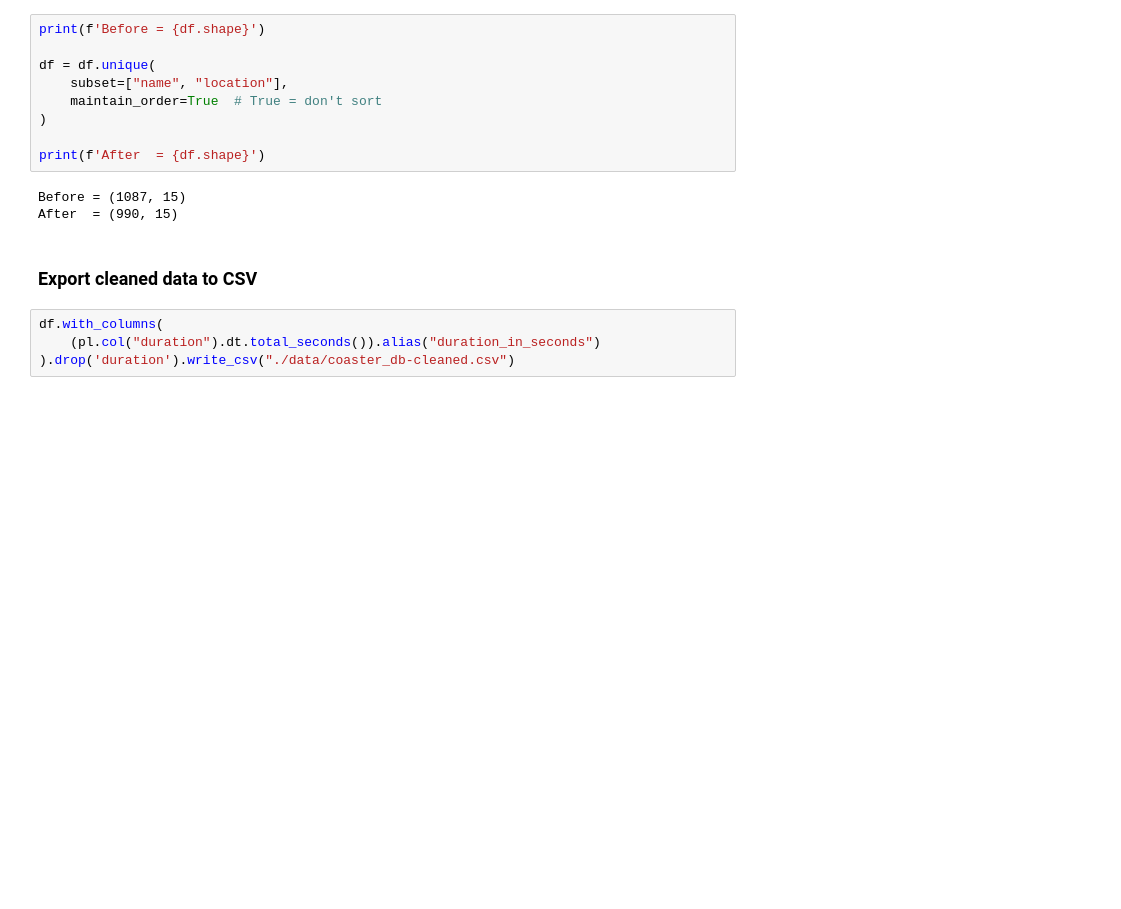
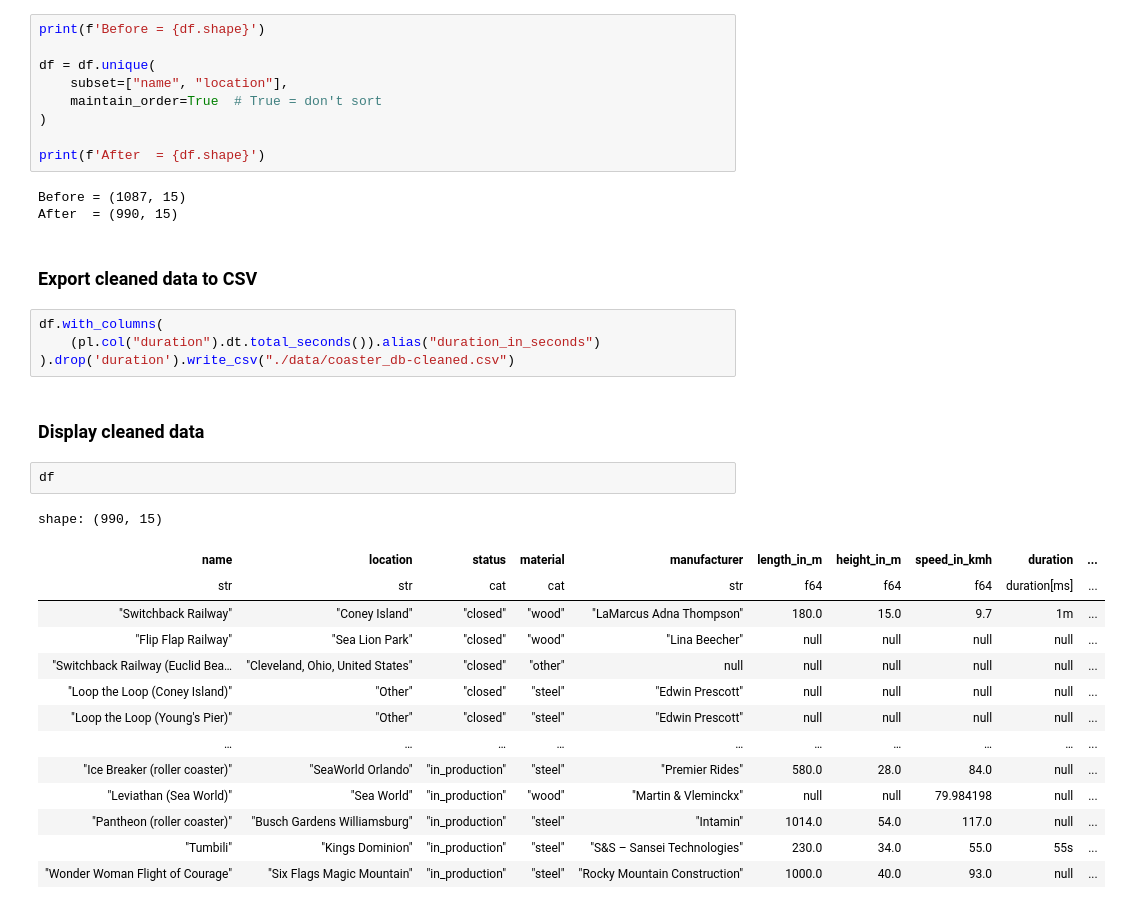
Before and after one commit to mdaffailhami/roller-coaster-data-analysis, a Jupyter notebook: main.ipynb, the cells around one changed output. Cells and saved outputs as stored; diff of their text form; blank space fills up the shorter version.

Commit message:
Display cleaned data

```diff
--- a/main.ipynb
+++ b/main.ipynb
@@ -320,3 +320,22 @@ After  = (990, 15)
 df.with_columns(
     (pl.col("duration").dt.total_seconds()).alias("duration_in_seconds")
 ).drop('duration').write_csv("./data/coaster_db-cleaned.csv")
+# %% [markdown]
+### Display cleaned data
+# %%
+df
+# %% [output]
+shape: (990, 15)
+| name | location | status | material | manufacturer | length_in_m | height_in_m | speed_in_kmh | duration | ... |
+| str | str | cat | cat | str | f64 | f64 | f64 | duration[ms] | ... |
+| "Switchback Railway" | "Coney Island" | "closed" | "wood" | "LaMarcus Adna Thompson" | 180.0 | 15.0 | 9.7 | 1m | ... |
+| "Flip Flap Railway" | "Sea Lion Park" | "closed" | "wood" | "Lina Beecher" | null | null | null | null | ... |
+| "Switchback Railway (Euclid Bea… | "Cleveland, Ohio, United States" | "closed" | "other" | null | null | null | null | null | ... |
+| "Loop the Loop (Coney Island)" | "Other" | "closed" | "steel" | "Edwin Prescott" | null | null | null | null | ... |
+| "Loop the Loop (Young's Pier)" | "Other" | "closed" | "steel" | "Edwin Prescott" | null | null | null | null | ... |
+| … | … | … | … | … | … | … | … | … | ... |
+| "Ice Breaker (roller coaster)" | "SeaWorld Orlando" | "in_production" | "steel" | "Premier Rides" | 580.0 | 28.0 | 84.0 | null | ... |
+| "Leviathan (Sea World)" | "Sea World" | "in_production" | "wood" | "Martin & Vleminckx" | null | null | 79.984198 | null | ... |
+| "Pantheon (roller coaster)" | "Busch Gardens Williamsburg" | "in_production" | "steel" | "Intamin" | 1014.0 | 54.0 | 117.0 | null | ... |
+| "Tumbili" | "Kings Dominion" | "in_production" | "steel" | "S&S – Sansei Technologies" | 230.0 | 34.0 | 55.0 | 55s | ... |
+| "Wonder Woman Flight of Courage" | "Six Flags Magic Mountain" | "in_production" | "steel" | "Rocky Mountain Construction" | 1000.0 | 40.0 | 93.0 | null | ... |
```
Also changed, not shown: parts of 1 cell of this notebook.
